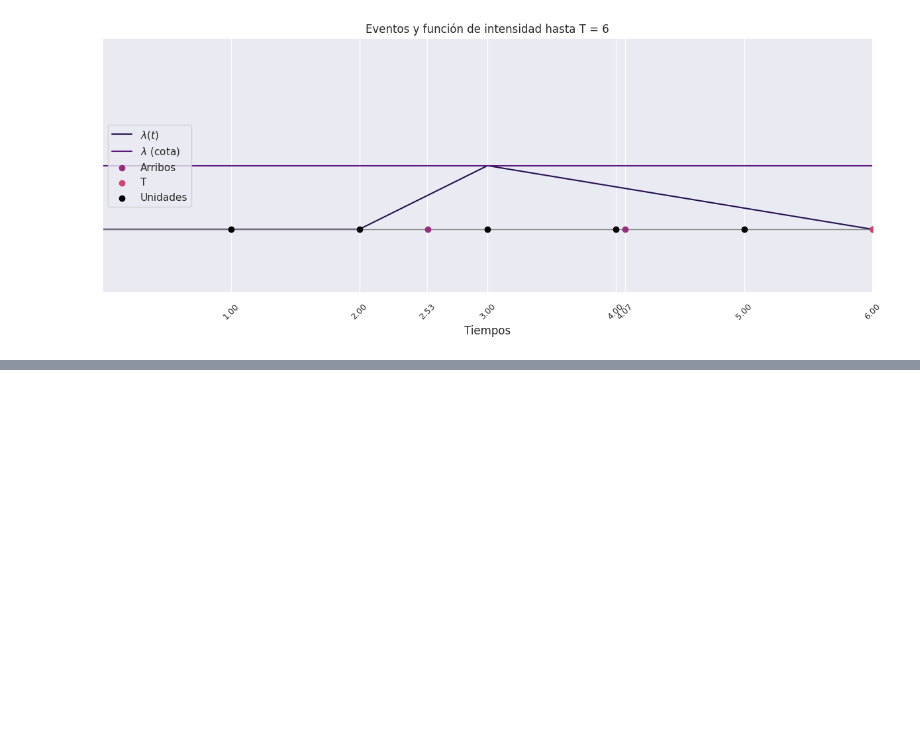
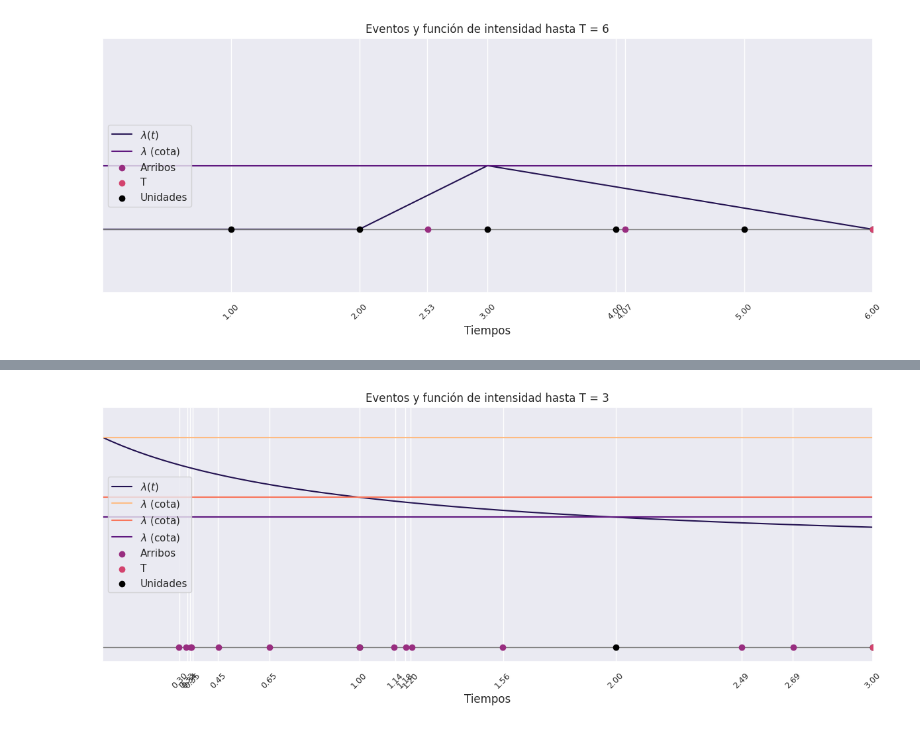
Before and after one commit to alvaro-mediina/modelos-y-simulacion-2025, a Jupyter notebook: tp5-var-aleatorias-continuas/Ejercicio-14.ipynb, the cells around one changed output, grey strips where cells are left out. Saved outputs shown, nothing was run; the diff lists cells and outputs as text; code cells hidden in the pictures; blank space fills up the shorter version.

```diff
--- a/tp5-var-aleatorias-continuas/Ejercicio-14.ipynb
+++ b/tp5-var-aleatorias-continuas/Ejercicio-14.ipynb
@@ -206,0 +245,23 @@ graphic_NH_Poisson_events(T=6, arrival_times=arrival_times, lambda_t=lamda_iii,
+# %%
+def nonH_Poisson_thinning_optimized(intervals:list[int],
+                                    lamda_i:list[float],
+                                    lamda_t:Callable[[float], float],
+                                    T:int) -> Tuple[float, float]:
+    assert len(intervals) == len(lamda_i), "#Intervalos != #Cotas Lambda"
+    i = 0 # Iterador de intervalos
+    t = -log(1 - random()) / lamda_i[i] # Genero la Poisson Homogénea
+    NT = 0
+    arrival_times = []
+    while t <= T:
+        if t <= intervals[i]: #Problema cuando los t caiga en los extremos de los intervalos
+            V = random()
+            if V < lamda_t(t) / lamda_i[i]: #Problema cuando t no esté definida para lamda_t
+                NT += 1
+                arrival_times.append(t)
+            t += -log(1 - random()) / lamda_i[i]
+        else:
+            if i+1 >= len(intervals):
+                break
+            t = intervals[i] + (t - intervals[i]) * lamda_i[i] / lamda_i[i+1]
+            i += 1
+    return NT, arrival_times
@@ -206,0 +308,12 @@ graphic_NH_Poisson_events(T=6, arrival_times=arrival_times, lambda_t=lamda_iii,
+# %%
+intervals = [1, 2, 3]
+lamdas = [7, 5, 3+4/3]
+T = 3
+NT, arrival_times = nonH_Poisson_thinning_optimized(intervals=intervals,
+                                                    lamda_i=lamdas,
+                                                    lamda_t=lamda_i,
+                                                    T=T)
+
+graphic_NH_Poisson_events(T=T, arrival_times=arrival_times, lambda_t=lamda_i, lambda_consts=lamdas )
+# %% [output]
+[figure, added]
```
Also changed, not shown: parts of 12 cells of this notebook.
